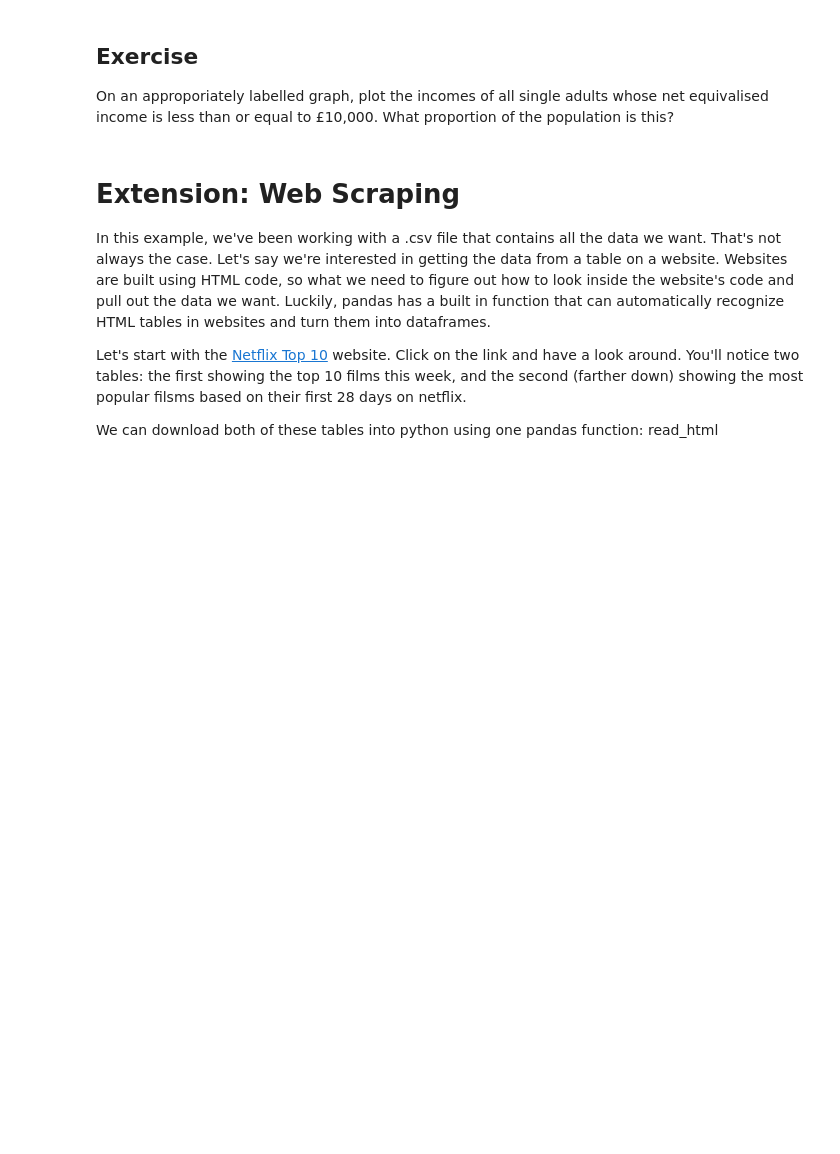
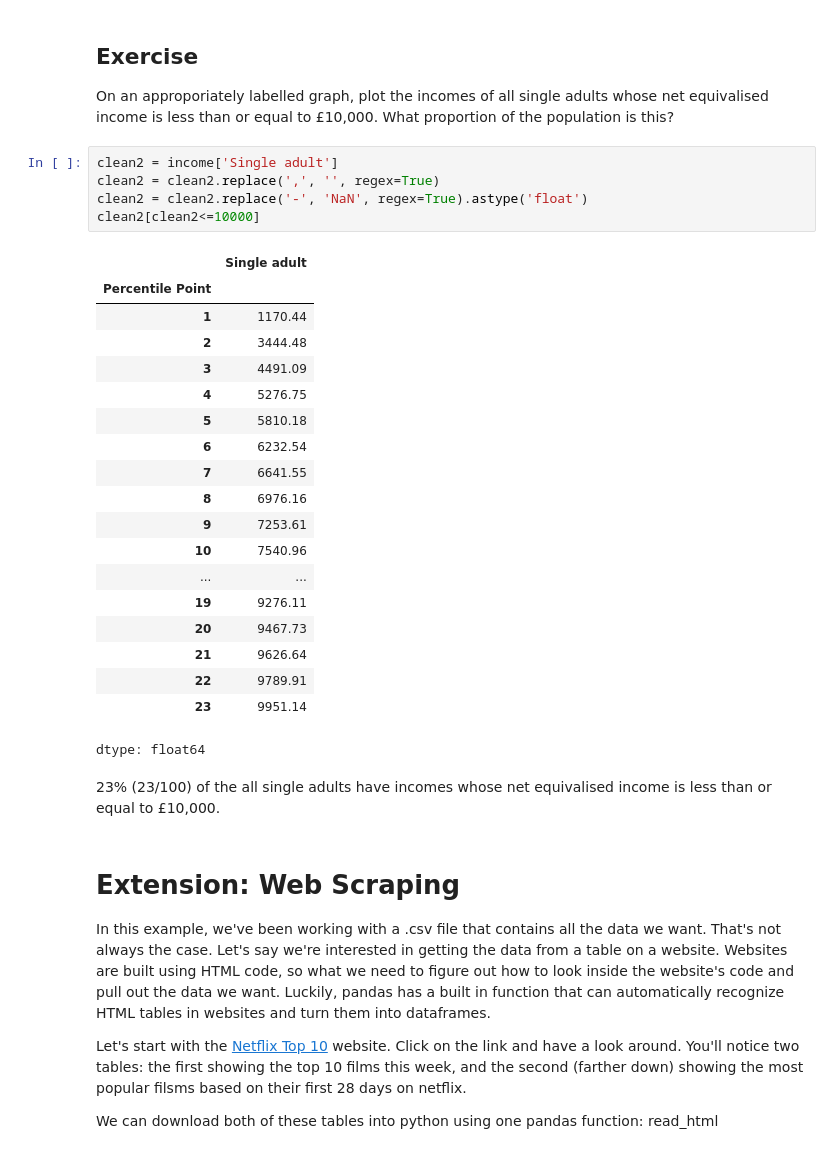
Before and after one commit to yihsun25/QM2, a Jupyter notebook: notebooks/W02. Pandas.ipynb, the cells around one changed output. Drawn from its saved outputs; the diff is of its cells as text; blank space fills up the shorter version.

```diff
--- a/notebooks/W02. Pandas.ipynb
+++ b/notebooks/W02. Pandas.ipynb
@@ -388,6 +397,33 @@ We won't dwell on comparative operative, here we've used ">" to mean "is greater
 # %% [markdown]
 ## Exercise
 On an approporiately labelled graph, plot the incomes of all single adults whose net equivalised income is less than or equal to £10,000. What proportion of the population is this?
+# %%
+clean2 = income['Single adult']
+clean2 = clean2.replace(',', '', regex=True)
+clean2 = clean2.replace('-', 'NaN', regex=True).astype('float')
+clean2[clean2<=10000]
+# %% [output]
+|  | Single adult |
+| Percentile Point |  |
+| 1 | 1170.44 |
+| 2 | 3444.48 |
+| 3 | 4491.09 |
+| 4 | 5276.75 |
+| 5 | 5810.18 |
+| 6 | 6232.54 |
+| 7 | 6641.55 |
+| 8 | 6976.16 |
+| 9 | 7253.61 |
+| 10 | 7540.96 |
+| ... | ... |
+| 19 | 9276.11 |
+| 20 | 9467.73 |
+| 21 | 9626.64 |
+| 22 | 9789.91 |
+| 23 | 9951.14 |
+dtype: float64
+# %% [markdown]
+23% (23/100) of the all single adults have incomes  whose net equivalised income is less than or equal to £10,000.
 # %% [markdown]
 # Extension: Web Scraping
 
```
Also changed, not shown: parts of 7 cells of this notebook.
